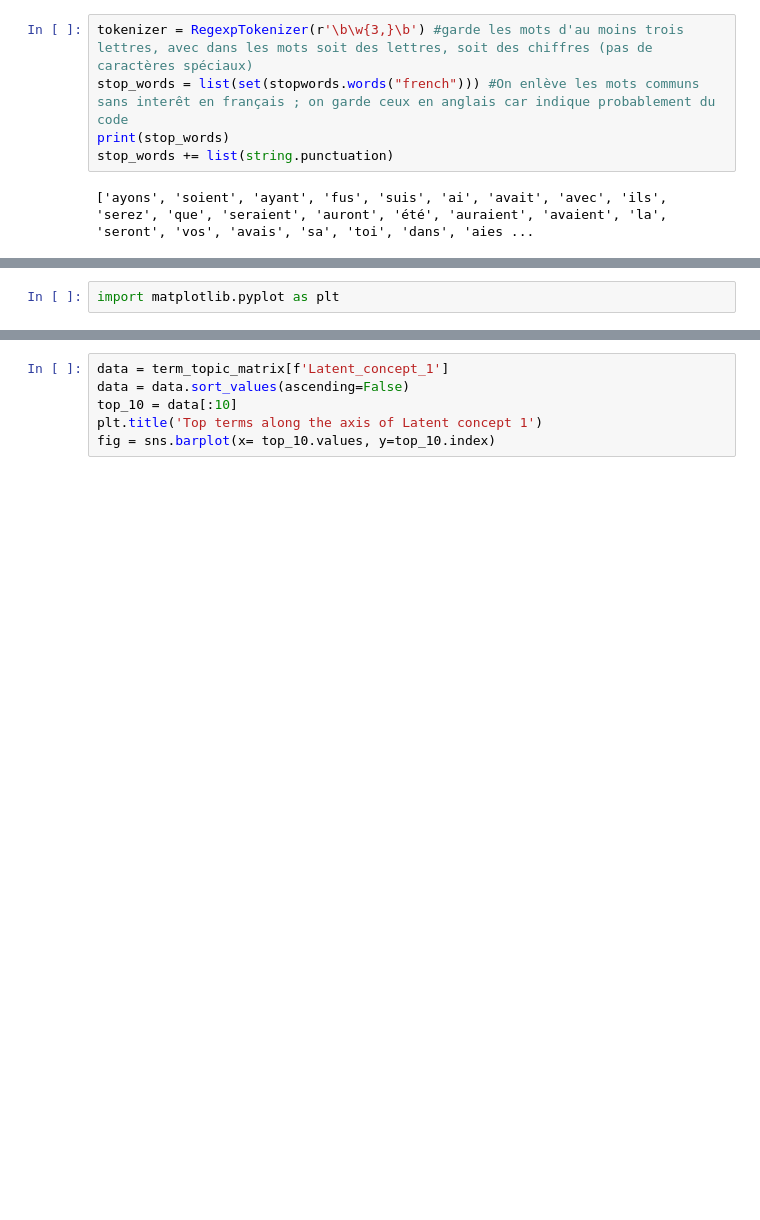
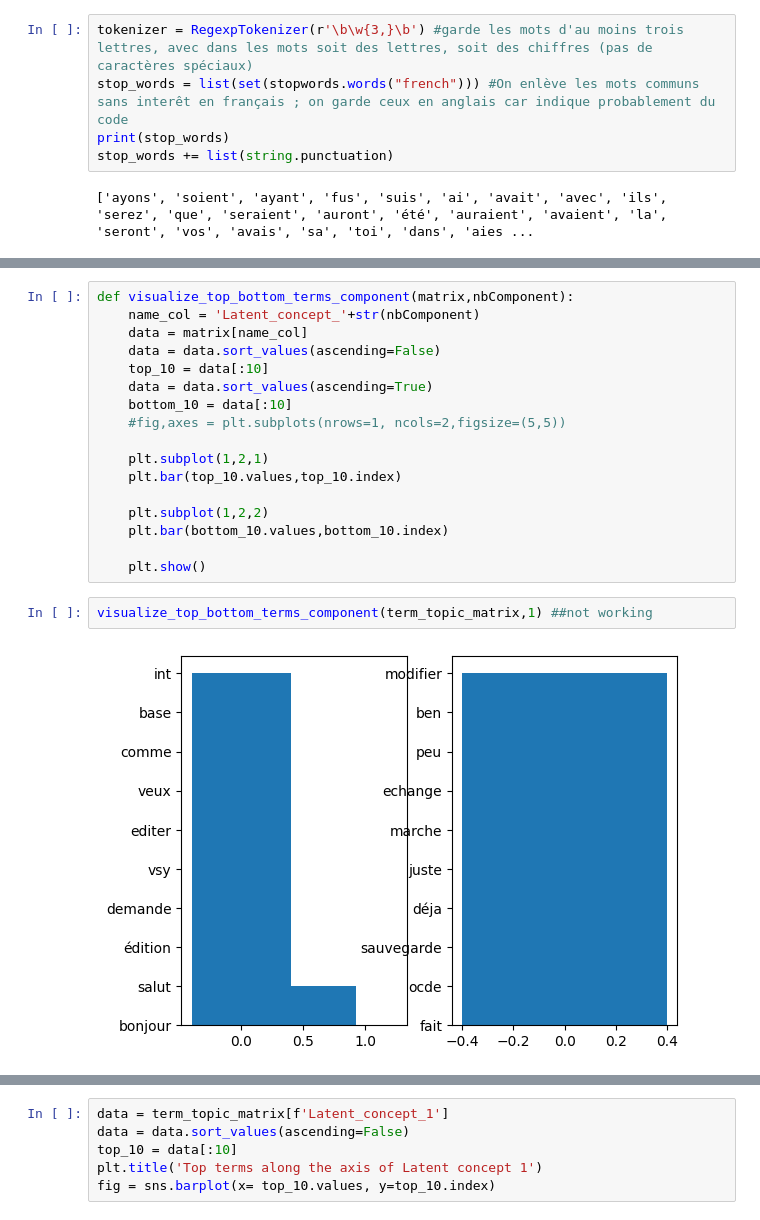
Before and after one commit to chloeboireaudevier/StageMIDL, a Jupyter notebook: essai_clustering_texte.ipynb, the cells around one changed output, grey strips where cells are left out. Cells and saved outputs as stored; diff of their text form; blank space fills up the shorter version.

```diff
--- a/essai_clustering_texte.ipynb
+++ b/essai_clustering_texte.ipynb
@@ -139,2 +137,21 @@ term_topic_matrix = pd.DataFrame(data=V_T,
-# %%
-import matplotlib.pyplot as plt
+# %%
+def visualize_top_bottom_terms_component(matrix,nbComponent):
+    name_col = 'Latent_concept_'+str(nbComponent)
+    data = matrix[name_col]
+    data = data.sort_values(ascending=False)
+    top_10 = data[:10]
+    data = data.sort_values(ascending=True)
+    bottom_10 = data[:10]
+    #fig,axes = plt.subplots(nrows=1, ncols=2,figsize=(5,5))
+
+    plt.subplot(1,2,1)
+    plt.bar(top_10.values,top_10.index)
+
+    plt.subplot(1,2,2)
+    plt.bar(bottom_10.values,bottom_10.index)
+
+    plt.show()
+# %%
+visualize_top_bottom_terms_component(term_topic_matrix,1) ##not working
+# %% [output]
+[figure, added]
```
Also changed, not shown: parts of 14 cells of this notebook.
